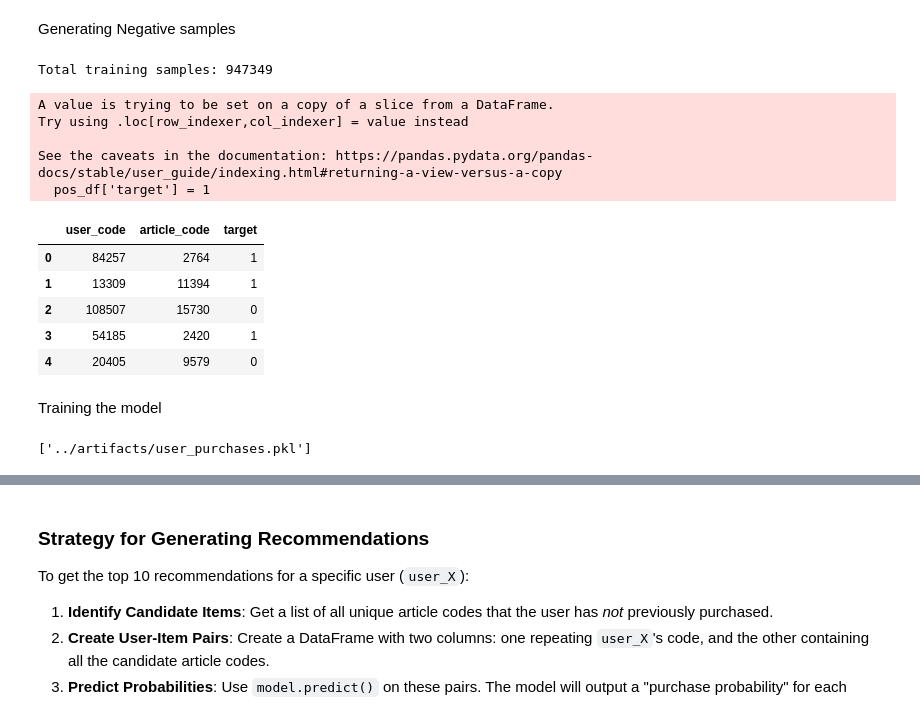
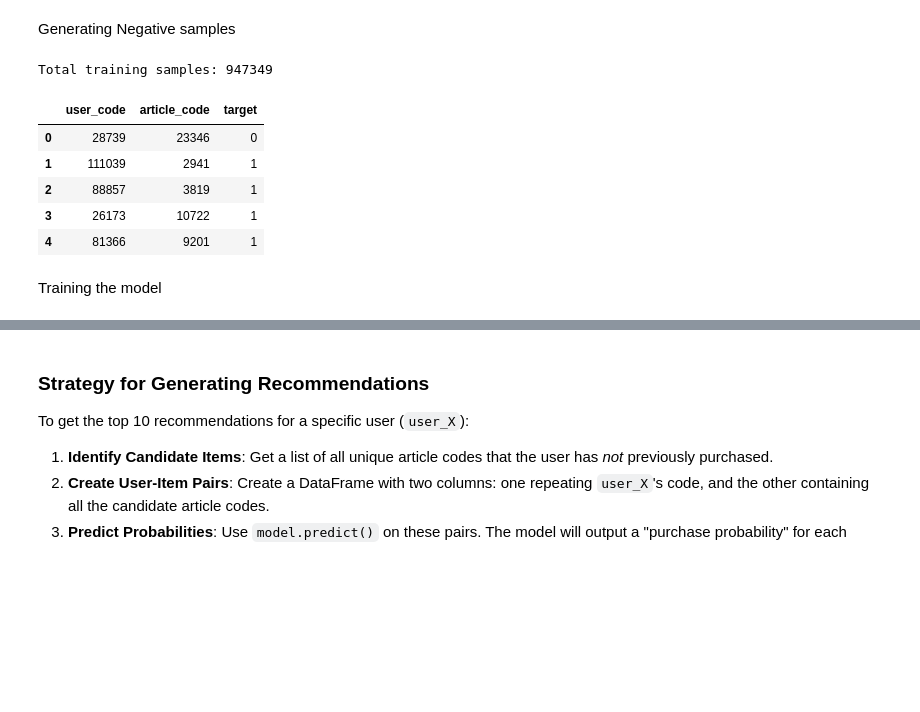
Before and after one commit to Damitan-dev/ai-fashion-recommender, a Jupyter notebook: notebooks/04-collaborative-filtering.ipynb, the cells around one changed output, grey strips where cells are left out. Drawn from its saved outputs; the diff is of its cells as text; code cells hidden in the pictures; blank space fills up the shorter version.

```diff
--- a/notebooks/04-collaborative-filtering.ipynb
+++ b/notebooks/04-collaborative-filtering.ipynb
@@ -125,62 +125,52 @@ Model: "functional_1"
 # %% [markdown]
 Generating Negative samples
 # %%
-# Ensure you've run the code from yesterday to create df, user_encoder, etc.
+# Encode article IDs in df before creating user_purchases
+df['article_code'] = article_encoder.transform(df['article_id'])
+df['user_code'] = user_encoder.transform(df['customer_id'])
+
+# Filter articles to match CF model indices
+max_article_index = 24942  # Replace with your CF model max index
+df = df[df['article_code'] < max_article_index]
 
 # Create a set of all unique article codes for fast lookup
 all_article_codes = set(df['article_code'].unique())
 
-# Create a dictionary of items purchased by each user
-user_purchases = df.groupby('user_code')['article_code'].apply(set)
+# Create dictionary of items purchased by each user
+user_purchases = df.groupby('user_code')['article_code'].apply(set).to_dict()
 
+# Generate negative samples
 neg_samples = []
 for user_code in df['user_code'].unique():
-    # Get the set of articles this user has purchased
     purchased_articles = user_purchases[user_code]
-
-    # Find articles the user has NOT purchased
     unpurchased_articles = all_article_codes - purchased_articles
-
-    # Randomly sample N negative items, where N is the number of positive items
     num_positives = len(purchased_articles)
     neg_items = np.random.choice(list(unpurchased_articles), size=num_positives, replace=False)
+    for item_code in neg_items:
+        neg_samples.append([user_code, item_code, 0])
 
-    for item_code in neg_items:
-        neg_samples.append([user_code, item_code, 0]) # user, item, target=0
-
-# Create the negative samples DataFrame
+# Negative samples DataFrame
 neg_df = pd.DataFrame(neg_samples, columns=['user_code', 'article_code', 'target'])
 
-# Get positive samples from the original dataframe
-pos_df = df[['user_code', 'article_code']]
+# Positive samples DataFrame
+pos_df = df[['user_code', 'article_code']].copy()
 pos_df['target'] = 1
 
-# Concatenate positive and negative DataFrames
+# Final training DataFrame
 final_df = pd.concat([pos_df, neg_df]).sample(frac=1).reset_index(drop=True)
 
 print(f"Total training samples: {len(final_df)}")
 display(final_df.head())
 # %% [output]
 Total training samples: 947349
-A value is trying to be set on a copy of a slice from a DataFrame.
-Try using .loc[row_indexer,col_indexer] = value instead
-
-See the caveats in the documentation: https://pandas.pydata.org/pandas-docs/stable/user_guide/indexing.html#returning-a-view-versus-a-copy
-  pos_df['target'] = 1
 |  | user_code | article_code | target |
-| 0 | 84257 | 2764 | 1 |
-| 1 | 13309 | 11394 | 1 |
-| 2 | 108507 | 15730 | 0 |
-| 3 | 54185 | 2420 | 1 |
-| 4 | 20405 | 9579 | 0 |
+| 0 | 28739 | 23346 | 0 |
+| 1 | 111039 | 2941 | 1 |
+| 2 | 88857 | 3819 | 1 |
+| 3 | 26173 | 10722 | 1 |
+| 4 | 81366 | 9201 | 1 |
 # %% [markdown]
 Training the model
-# %%
-import joblib
-
-joblib.dump(user_purchases, '../artifacts/user_purchases.pkl')
-# %% [output]
-['../artifacts/user_purchases.pkl']
 # %%
 X_train = [final_df['user_code'], final_df['article_code']]
 y_train = final_df['target']
```
Also changed, not shown: parts of 6 cells of this notebook, 3 other files.
